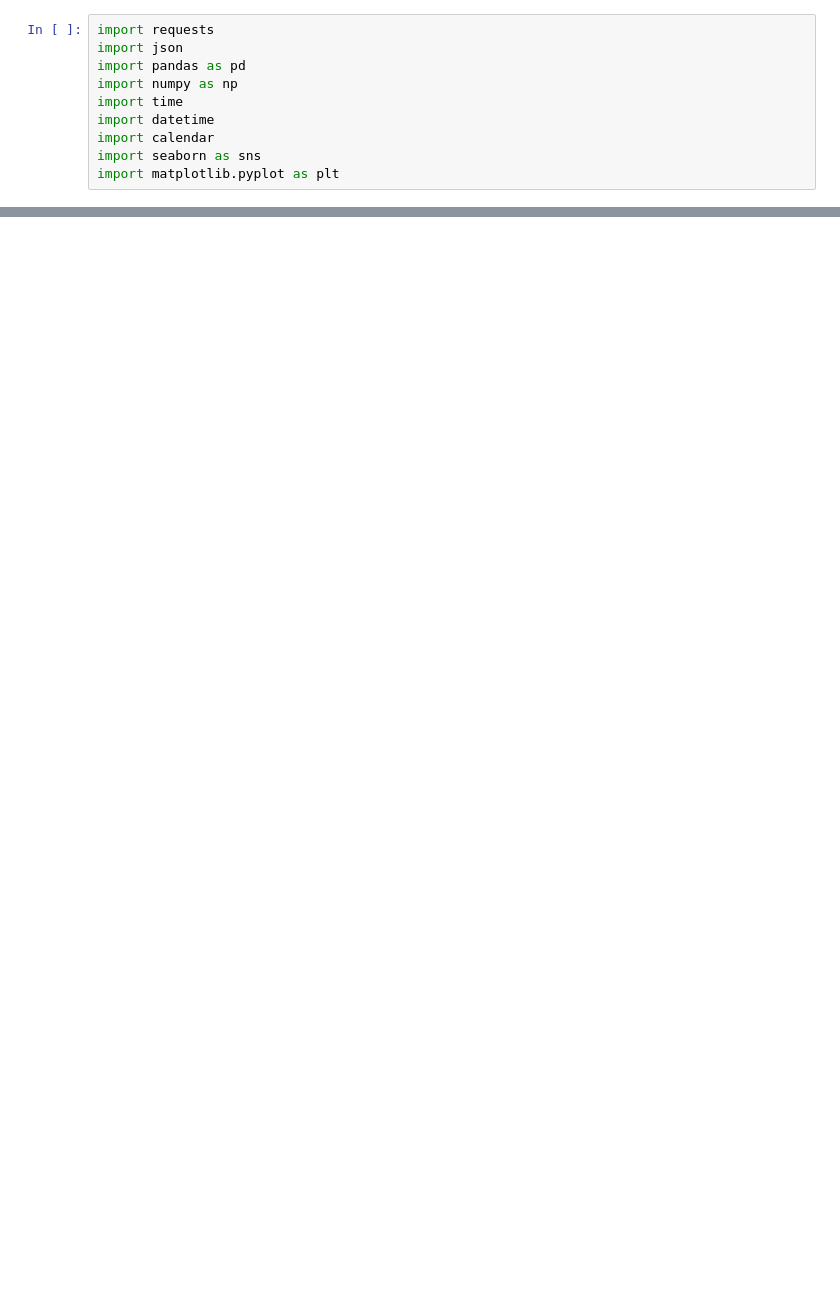
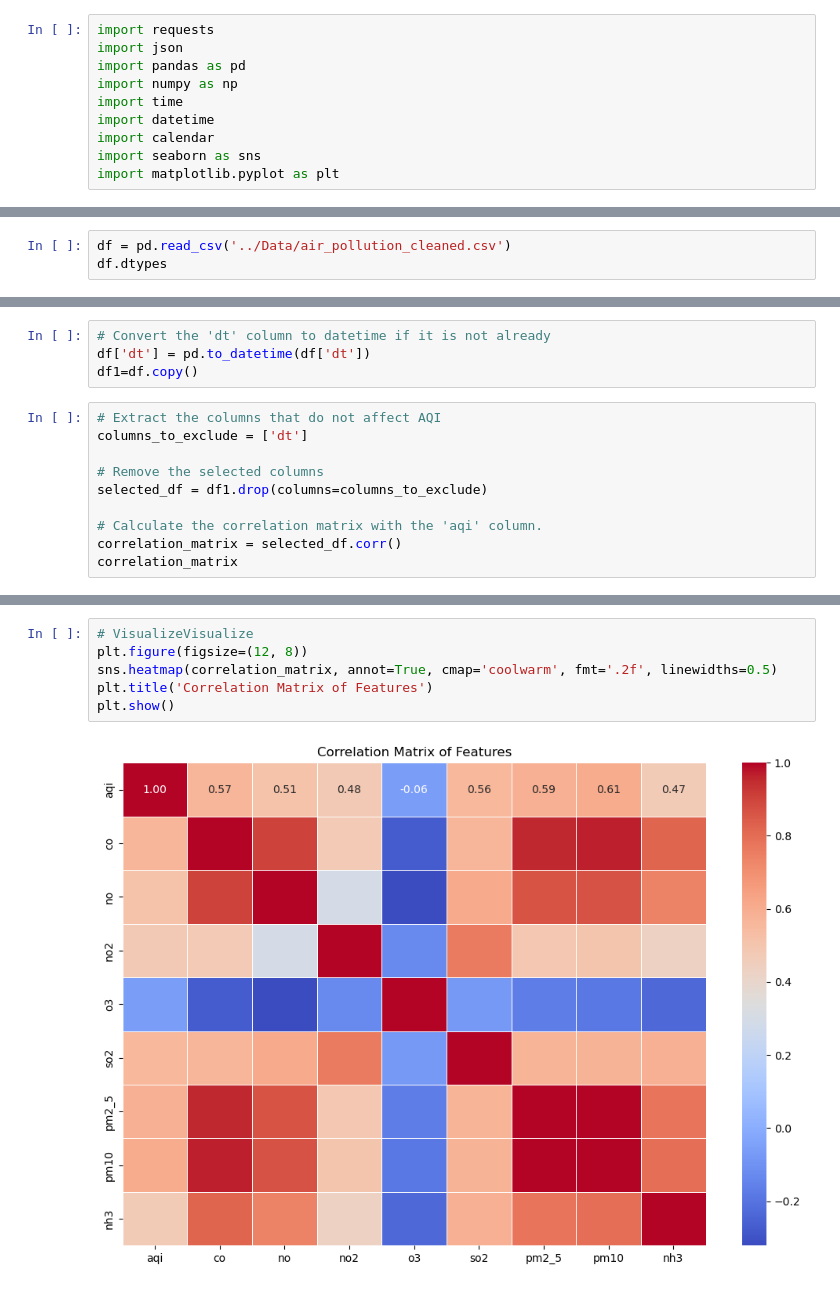
Before and after one commit to asde3458/NMKHDL, a Jupyter notebook: Notebooks/Making question.ipynb, the cells around one changed output, grey strips where cells are left out. Drawn from its saved outputs; the diff is of its cells as text; blank space fills up the shorter version.

```diff
--- a/Notebooks/Making question.ipynb
+++ b/Notebooks/Making question.ipynb
@@ -489,0 +124,3 @@ plt.show()
+# %%
+df = pd.read_csv('../Data/air_pollution_cleaned.csv')
+df.dtypes
@@ -489,0 +139,14 @@ plt.show()
+# %%
+# Convert the 'dt' column to datetime if it is not already
+df['dt'] = pd.to_datetime(df['dt'])
+df1=df.copy()
+# %%
+# Extract the columns that do not affect AQI
+columns_to_exclude = ['dt']
+
+# Remove the selected columns
+selected_df = df1.drop(columns=columns_to_exclude)
+
+# Calculate the correlation matrix with the 'aqi' column.
+correlation_matrix = selected_df.corr()
+correlation_matrix
@@ -489,0 +164,8 @@ plt.show()
+# %%
+# VisualizeVisualize
+plt.figure(figsize=(12, 8))
+sns.heatmap(correlation_matrix, annot=True, cmap='coolwarm', fmt='.2f', linewidths=0.5)
+plt.title('Correlation Matrix of Features')
+plt.show()
+# %% [output]
+[figure, added]
```
Also changed, not shown: parts of 66 cells of this notebook, 4 other files.
